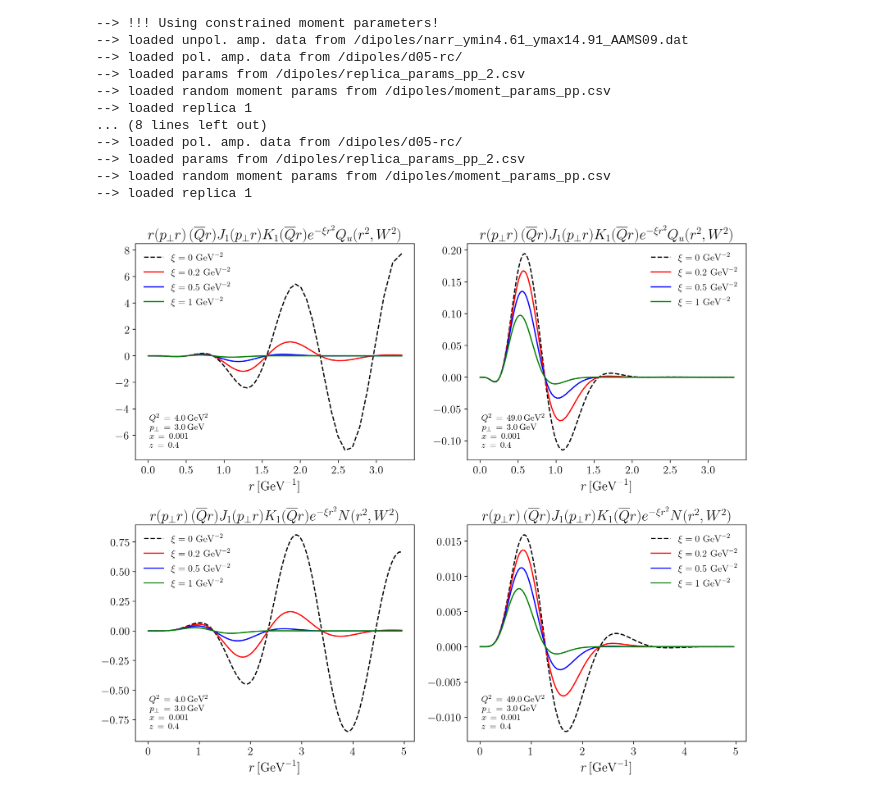
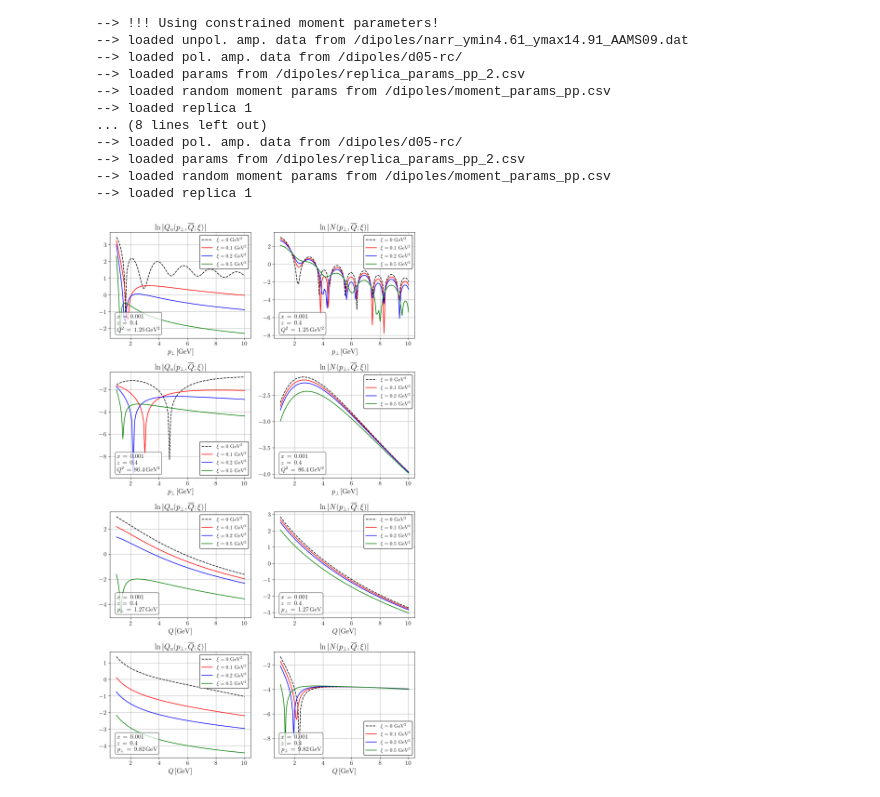
Before and after one commit to brandonmanley/dijet_DSA, a Jupyter notebook: bmanley/fb_analysis.ipynb, the cells around one changed output. Saved outputs shown, nothing was run; the diff lists cells and outputs as text; code cells hidden in the pictures.

```diff
--- a/bmanley/fb_analysis.ipynb
+++ b/bmanley/fb_analysis.ipynb
@@ -146,64 +160,86 @@ for xi in xis:
 --> loaded params from /dipoles/replica_params_pp_2.csv
 --> loaded random moment params from /dipoles/moment_params_pp.csv
 --> loaded replica 1
-# %%
-
-# make kinematics text
-info_text = {var: '' for var in ['lowQ', 'highQ']}
-
-for var in ['lowQ', 'highQ']:
-    info_text[var] = fr'$Q^2 \, = \,{round(kins[var].Q**2, 2)}\, \mathrm{{GeV^2}}$' + '\n'
-    info_text[var] += fr'$p_\perp \, = \,{round(kins[var].pT, 2)}\, \mathrm{{GeV}}$' + '\n'
-    info_text[var] += fr'$x \, = \,{round(kins[var].x, 3)}$' + '\n'
-    info_text[var] += fr'$z \, = \,{round(kins[var].z, 3)}$'
 # %%
+# make kinematics text
+lvar = ['lowQ', 'highQ','lowpT','highpT']
+info_text = {var: '' for var in lvar}
+
+iv = 3
+for var in lvar:
+    if 'low' in var: i = iv
+    else: i = -iv
+
+    info_text[var] = fr'$x \, = \,{round(kins.x, 3)}$' + '\n'
+    info_text[var] += fr'$z \, = \,{round(kins.z, 3)}$' + '\n'
+    if 'Q' in var:
+        info_text[var] += fr'$Q^2 \, = \,{round(Qs[i]**2, 2)}\, \mathrm{{GeV^2}}$'
+    else:
+        info_text[var] += fr'$p_\perp \, = \,{round(pTs[i], 2)}\, \mathrm{{GeV}}$'
+
+
 # IR regulator plots
 asp_ratio = 3.5/3
-psize = 5
-nrows, ncols = 2, 2
+psize = 4.5
+nrows, ncols = 4, 2
 fig, ax = plt.subplots(nrows, ncols, figsize=(asp_ratio*psize*ncols, psize*nrows))
 
 colors = ['black', 'red', 'blue', 'green', 'orange', 'black']
 linestyles = ['--', '-', '-', '-', '-']
-bas = np.sqrt(3/(2*np.pi))
-x_values = {'Qu': (1/0.3)*np.exp(-djs[0.0].s10_values*(1/(2*bas))), 'N': np.exp(djs[0.0].logr_values)}
-
 
 for ixi, xi in enumerate(xis):
-    for ivar, var in enumerate(['lowQ', 'highQ']):
+    for ivar, var in enumerate(lvar):
         for iamp, amp in enumerate(['Qu', 'N']):
-            ax[iamp, ivar].plot(x_values[amp], fbs[xi][var][amp], label = fr'$\xi = {xi}\,\, \mathrm{{GeV}}^{{-2}}$', color=colors[ixi], linestyle=linestyles[ixi])
+            if var == 'lowQ':
+                x_values = pTs
+                y_values = fbs[xi][amp][:, iv]
+            elif var == 'highQ':
+                x_values = pTs
+                y_values = fbs[xi][amp][:, -iv]
+            elif var == 'lowpT':
+                x_values = Qs
+                y_values = fbs[xi][amp][iv]
+            elif var == 'highpT':
+                x_values = Qs
+                y_values = fbs[xi][amp][-iv]
 
-for i, var in enumerate(['lowQ', 'highQ']):
+            ax[ivar, iamp].plot(x_values, np.log(np.abs(y_values)), label = fr'$\xi = {xi}\,\, \mathrm{{GeV}}^{{2}}$', color=colors[ixi], linestyle=linestyles[ixi])
 
-    ax[0, i].set_xlabel(r'$r\, [\mathrm{GeV}^{-1}]$')
-    ax[0, i].set_title(r'$r (p_\perp r) \, (\overline{Q} r) J_1 (p_\perp r) K_1(\overline{{Q}} r) e^{{-\xi r^2}} Q_u(r^2, W^2)$')
-    ax[0, i].legend(frameon=False)
+for i, var in enumerate(lvar):
+
+    if 'Q' in var: lab = 'p_\perp'
+    else: lab = 'Q'
+
+    ax[i, 0].set_xlabel(fr'${lab}\, [\mathrm{{GeV}}]$')
+    ax[i, 0].set_title(r'$\ln| Q_u(p_\perp, \overline{Q}; \xi)|$')
+    ax[i, 0].legend(frameon=True, framealpha=1.0, edgecolor='black')
     # ax[0, i].semilogx()
-    ax[0, i].text(
+    ax[i, 0].text(
         0.05, 0.05, info_text[var],
-        transform=ax[0, i].transAxes,
+        transform=ax[i,0].transAxes,
         ha='left', va='bottom',
-        fontsize=11, wrap=True,
-        bbox=dict(boxstyle='round', facecolor='white', alpha=1.0, edgecolor='none')
+        fontsize=14, wrap=True,
+        bbox=dict(boxstyle='round', facecolor='white', alpha=0.7, edgecolor='black')
     )
+    ax[i,0].grid(True)
 
-    ax[1, i].set_xlabel(r'$r\, [\mathrm{GeV}^{-1}]$')
-    ax[1, i].set_title(r'$r (p_\perp r) \, (\overline{Q} r) J_1 (p_\perp r) K_1(\overline{{Q}} r) e^{{-\xi r^2}} N(r^2, W^2)$')
-    ax[1, i].legend(frameon=False)
-    # ax[1, i].semilogx()
-    ax[1, i].text(
+    ax[i,1].set_xlabel(fr'${lab}\, [\mathrm{{GeV}}]$')
+    ax[i,1].set_title(r'$\ln| N(p_\perp, \overline{Q}; \xi)|$')
+    ax[i,1].legend(frameon=True, framealpha=1.0, edgecolor='black')
+    # ax[i,1].semilogx()
+    ax[i,1].text(
         0.05, 0.05, info_text[var],
-        transform=ax[1, i].transAxes,
+        transform=ax[i,1].transAxes,
         ha='left', va='bottom',
-        fontsize=11, wrap=True,
-        bbox=dict(boxstyle='round', facecolor='white', alpha=1.0, edgecolor='none')
+        fontsize=14, wrap=True,
+        bbox=dict(boxstyle='round', facecolor='white', alpha=0.7, edgecolor='black')
     )
+    ax[i,1].grid(True)
 
 plt.tight_layout()
 plt.show()
 
 
 # fig.savefig(f"IR_regs{tag}.png")
 # %% [output]
-[figure, old version]
+[figure, new version]
```
Also changed, not shown: parts of 8 cells of this notebook, 15 other files.
